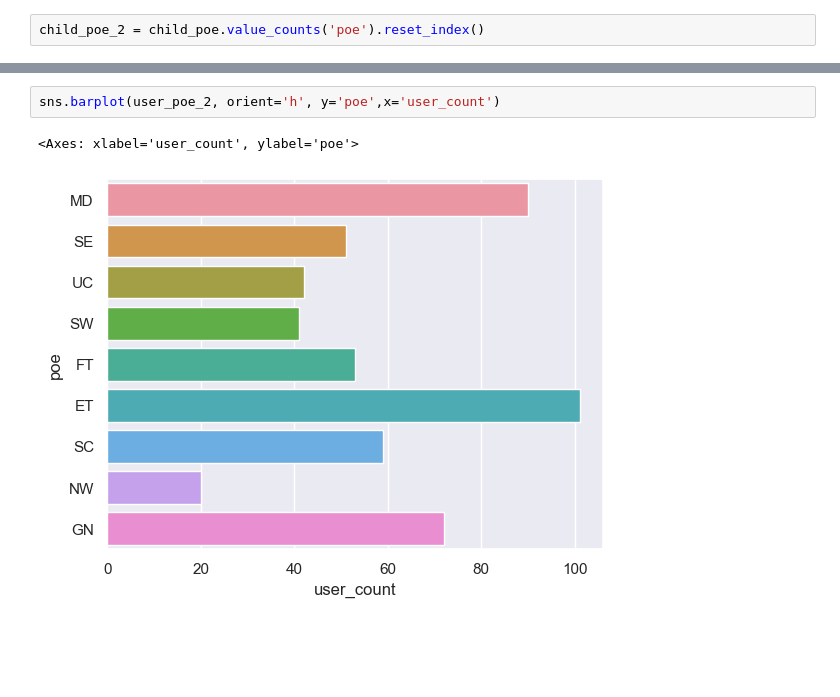
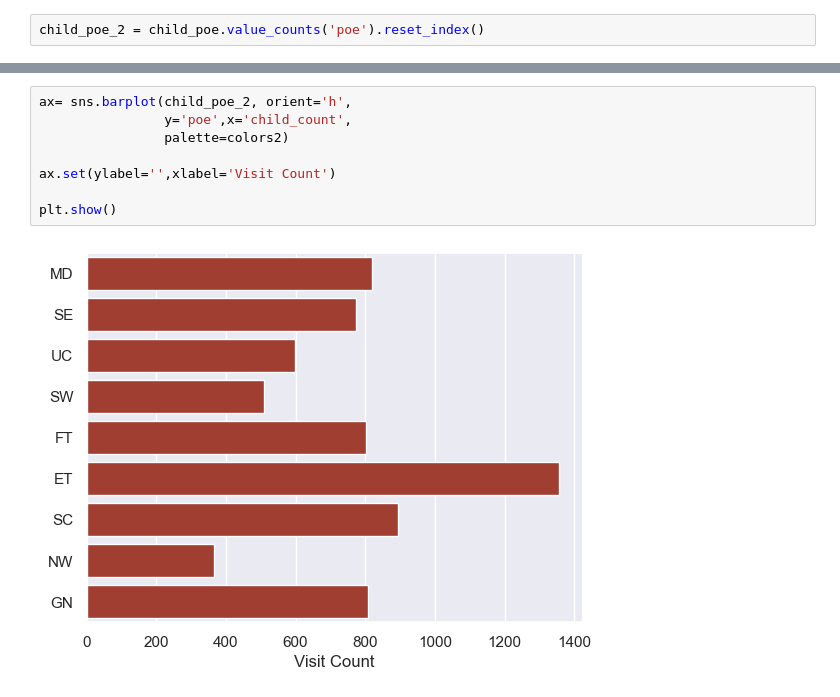
Before and after one commit to NSS-Data-Analytics-Cohort-8/teis_da8_1-dadboddenims, a Jupyter notebook: notebooks/partner_project_2_questions.ipynb, the cells around one changed output, grey strips where cells are left out. Saved outputs shown, nothing was run; the diff lists cells and outputs as text; blank space fills up the shorter version.

```diff
--- a/notebooks/partner_project_2_questions.ipynb
+++ b/notebooks/partner_project_2_questions.ipynb
@@ -446,5 +451,10 @@ sns.barplot(iv_graph, orient='h', y='poe', x='visit_count', palette=colors3, ord
-# %%
-sns.barplot(user_poe_2, orient='h', y='poe',x='user_count')
-# %% [output]
-<Axes: xlabel='user_count', ylabel='poe'>
-[figure, removed]
+# %%
+ax= sns.barplot(child_poe_2, orient='h',
+                y='poe',x='child_count',
+                palette=colors2)
+
+ax.set(ylabel='',xlabel='Visit Count')
+
+plt.show()
+# %% [output]
+[figure, added]
```
Also changed, not shown: parts of 3 cells of this notebook.
